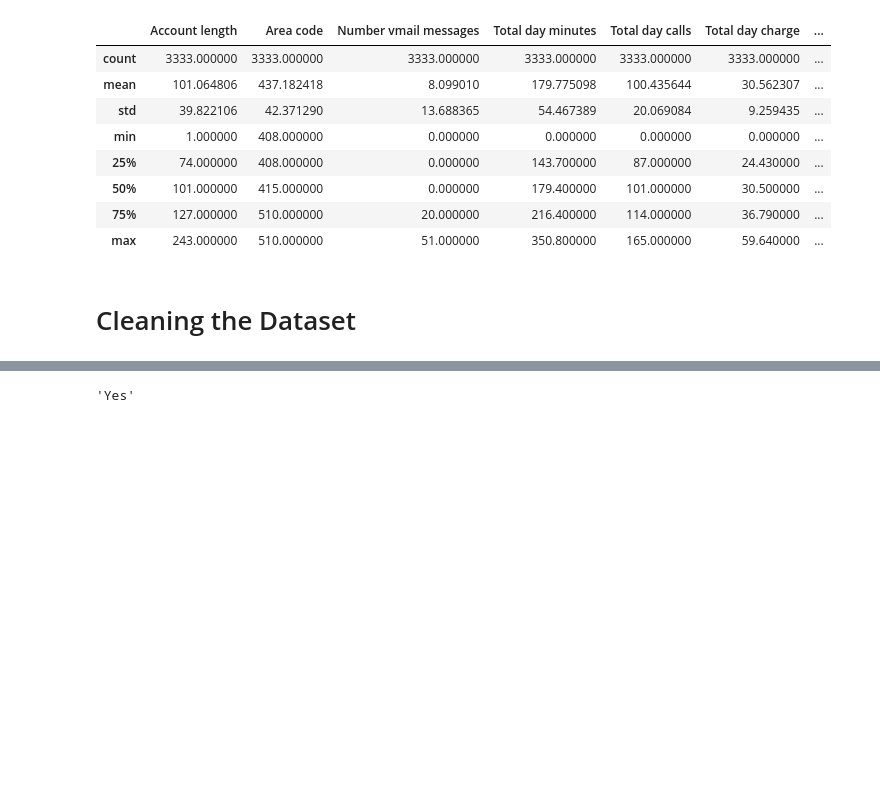
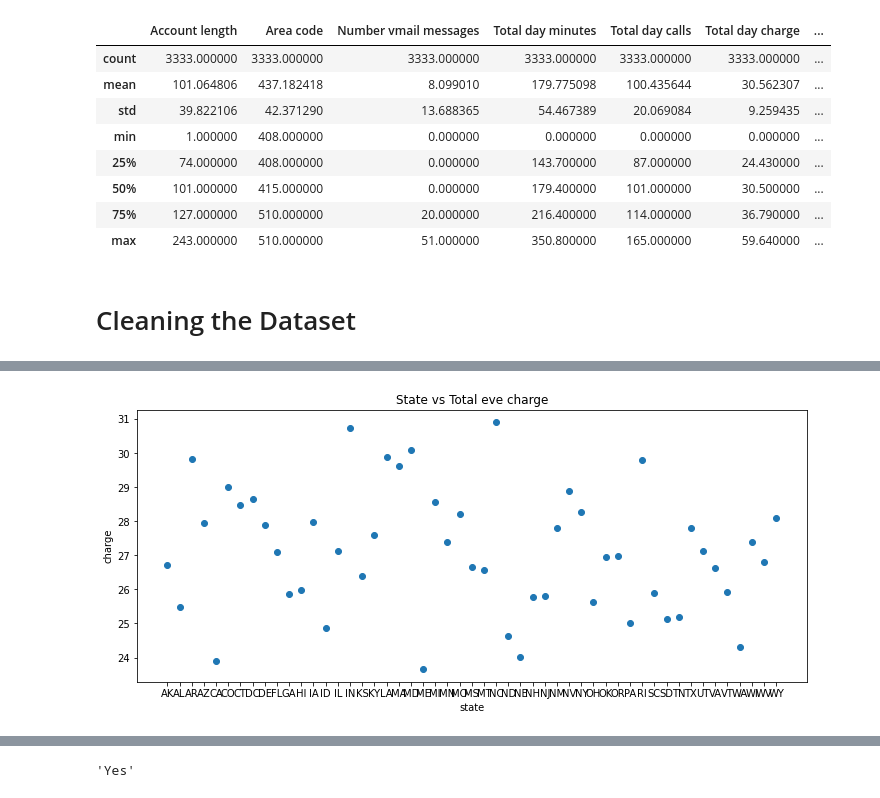
Before and after one commit to nikita-1095/EDA-Telecom-Churn-Analysis, a Jupyter notebook: Nikita_W_Telecom_Churn_Analysis_Capstone_Project.ipynb, the cells around one changed output, grey strips where cells are left out. Saved outputs shown, nothing was run; the diff lists cells and outputs as text; code cells hidden in the pictures; blank space fills up the shorter version.

```diff
--- a/Nikita_W_Telecom_Churn_Analysis_Capstone_Project.ipynb
+++ b/Nikita_W_Telecom_Churn_Analysis_Capstone_Project.ipynb
@@ -133,0 +398,4 @@ df['International plan'][0]
+# %%
+# Fetch State with Total eve charge
+hosts_state = df.groupby(['State'])['Total eve charge'].max().reset_index()
+hosts_state.sort_values(by='Total eve charge', ascending=False).head(5)
@@ -133,0 +409,16 @@ df['International plan'][0]
+# %%
+#Plot the bar graph
+state = hosts_state['State']
+charge = hosts_state['Total eve charge']
+
+fig = plt.figure(figsize = (12, 5))
+
+# creating the bar plot
+plt.scatter(state, charge)
+
+plt.xlabel("state")
+plt.ylabel("charge")
+plt.title("State vs Total eve charge")
+plt.show()
+# %% [output]
+[figure, added]
```
Also changed, not shown: parts of 45 cells of this notebook.
